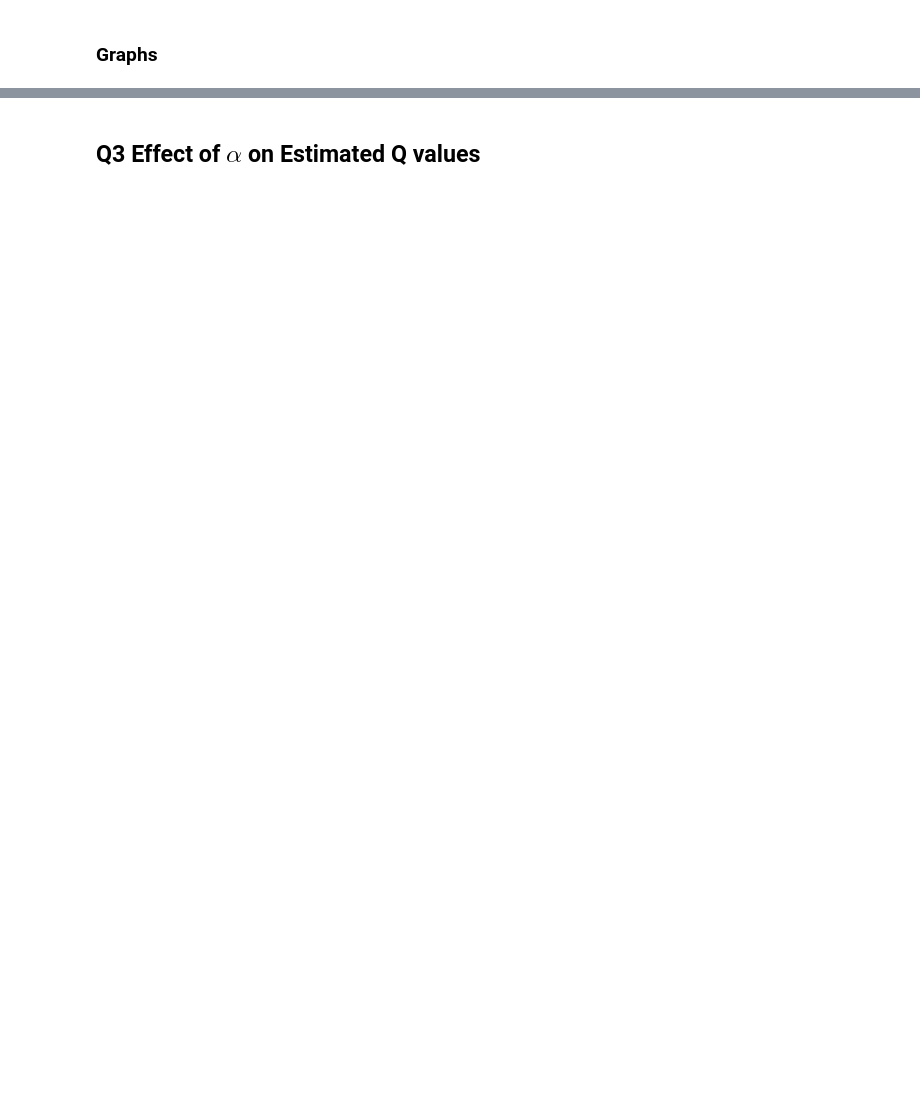
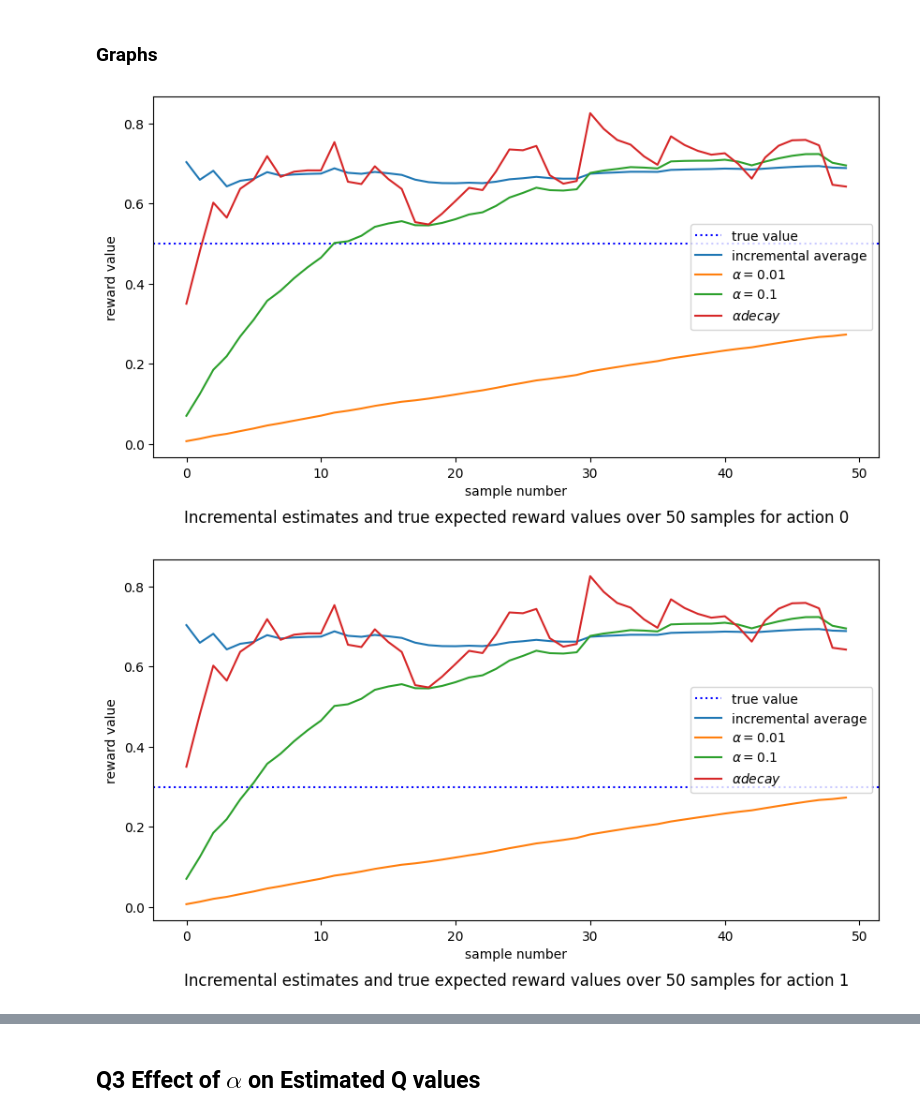
Before and after one commit to Abudyy/A1_RL, a Jupyter notebook: A1_RL.ipynb, the cells around one changed output, grey strips where cells are left out. Cells and saved outputs as stored; diff of their text form; code cells hidden in the pictures; blank space fills up the shorter version.

```diff
--- a/A1_RL.ipynb
+++ b/A1_RL.ipynb
@@ -151,26 +216,32 @@ def updateDecaying(reward_samples, alpha_0=0.5, lambda_=0.01, p=0.5):
 # %%
 for action in actions:
   fig, ax = plt.subplots()
 
   # TODO:
-  incr_avgs =
-  alpha_1_percent =
-  alpha_10_percent =
-  alpha_decay =
-  true_value =
+  #need to convert it to list since i was getting (run time error matplotlib cant deal with generators)
+
+
+  incr_avgs = list(updateAvg(rewards))
+  alpha_1_percent = list(update(rewards, alpha=0.01))
+  alpha_10_percent = list(update(rewards, alpha= 0.1))
+  alpha_decay = list(updateDecaying(rewards))
+  true_value = means[action]
 
   # draw the true value line
   line_true_val = ax.axhline(y = true_value, color = 'b', linestyle = ':', label = "true value")
 
   # plot incremental values for averaging, alpha = 0.01, alpha = 0.1
   plt_incr_avgs, = ax.plot(incr_avgs, label = "incremental average")
   plt_alpha_1_percent, = ax.plot(alpha_1_percent, label = r"$\alpha = 0.01$")
   plt_alpha_10_percent, = ax.plot(alpha_10_percent, label = r"$\alpha = 0.1$")
   plt_alpha_decay, = ax.plot(alpha_decay, label = r"$\alpha decay$")
 
   ax.set_xlabel("sample number")
   ax.set_ylabel("reward value")
   ax.set_title("Incremental estimates and true expected reward values over 50 samples for action %s" %action, y=-0.2)
 
   # show the legend with the labels of the line
   ax.legend(handles=[line_true_val, plt_incr_avgs, plt_alpha_1_percent, plt_alpha_10_percent, plt_alpha_decay])
+# %% [output]
+[figure, added]
+[figure, added]
```
Also changed, not shown: parts of 9 cells of this notebook.
